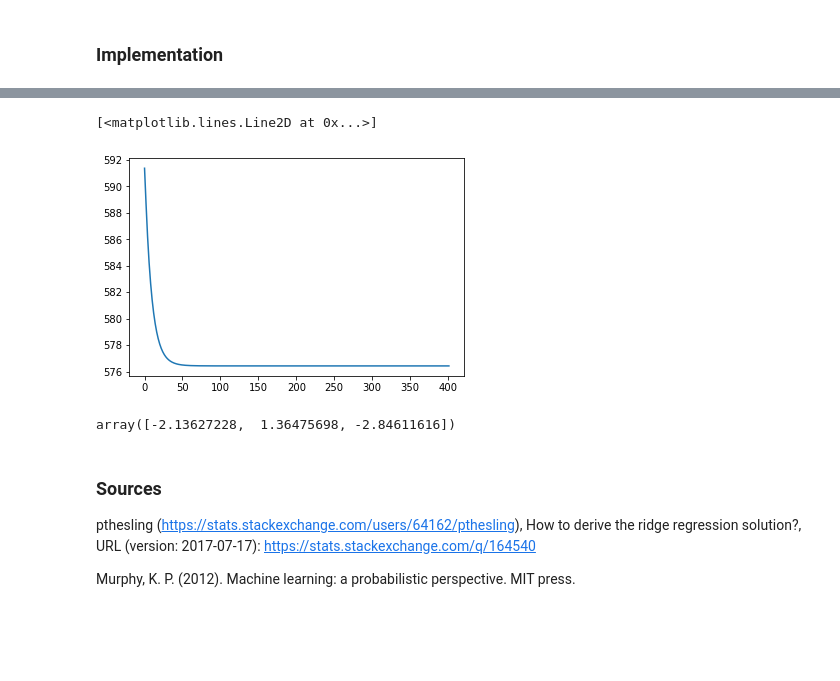
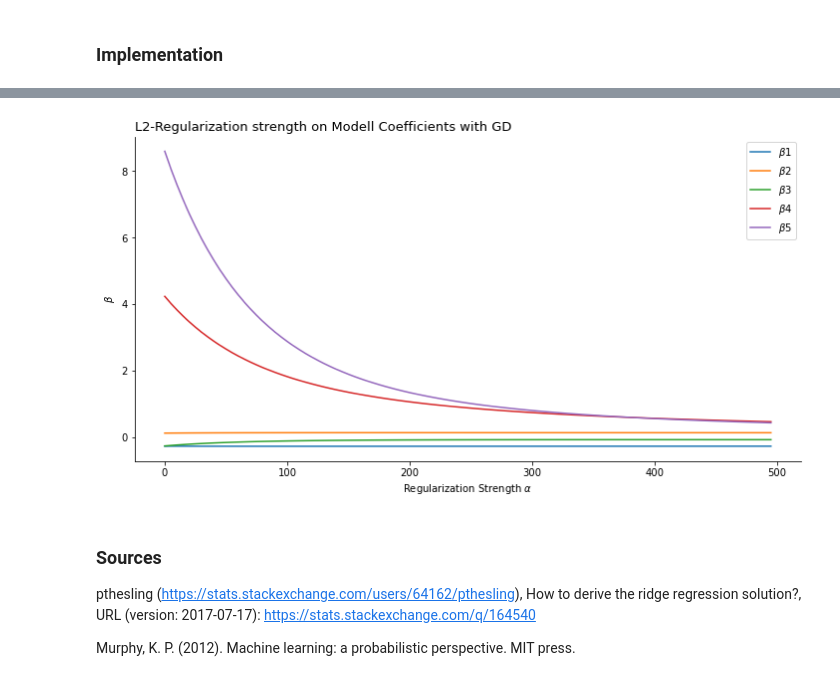
Before and after one commit to SimonStaehli/ML_from_Scratch, a Jupyter notebook: RidgeRegression.ipynb, the cells around one changed output, grey strips where cells are left out. Cells and saved outputs as stored; diff of their text form; code cells hidden in the pictures; blank space fills up the shorter version.

```diff
--- a/RidgeRegression.ipynb
+++ b/RidgeRegression.ipynb
@@ -332,14 +340,24 @@ print(ridge.beta_[1:])
-# %%
-plt.plot(ridge.costs_)
-# %% [output]
-[<matplotlib.lines.Line2D at 0x...>]
-[figure, removed]
-# %%
-model = Ridge(alpha=1)
-model.fit(X[:,:3],y)
-model.coef_
-# %% [output]
-array([-2.13627228,  1.36475698, -2.84611616])
+# %%
+coefficients = {}
+for a in range(0, 500, 5):
+    ridge = RidgeRegression(opt_method='gd', alpha=a, eps=1e-7, eta=.000002, maxsteps=5000)
+    ridge.fit(X[:,:5], y)
+    coefficients[a] = ridge.beta_[1:]
+
+fig = plt.subplots(figsize=(12, 6))
+tmp = pd.DataFrame(coefficients)
+
+for i in tmp.index.to_list():
+    p = sns.lineplot(x=tmp.columns.to_list(), y=tmp.loc[i], label=r'$\beta$'+str(i+1))
+
+sns.despine()
+plt.ylabel(r'$\beta$')
+plt.xlabel(r'Regularization Strength $\alpha$')
+plt.title('L2-Regularization strength on Modell Coefficients with GD', loc='left', fontsize=13)
+
+plt.show()
+# %% [output]
+[figure, added]
 # %% [markdown]
 ### Sources
 
```
Also changed, not shown: parts of 13 cells of this notebook.
